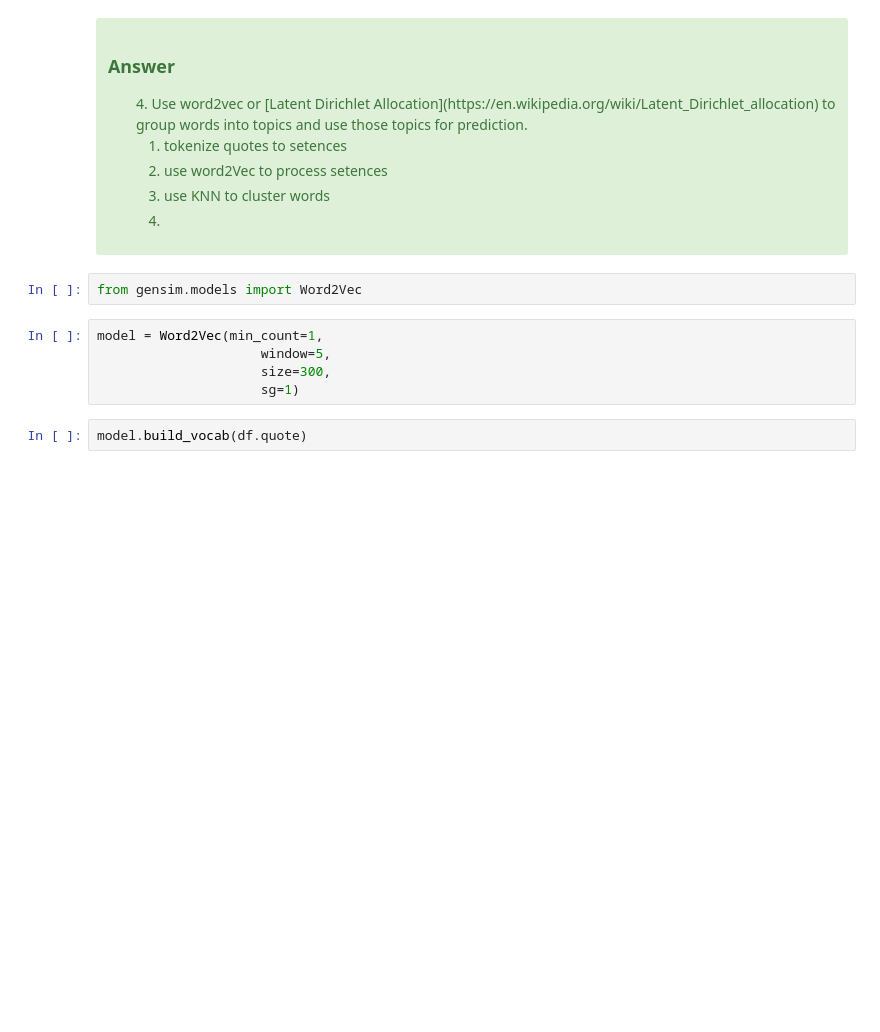
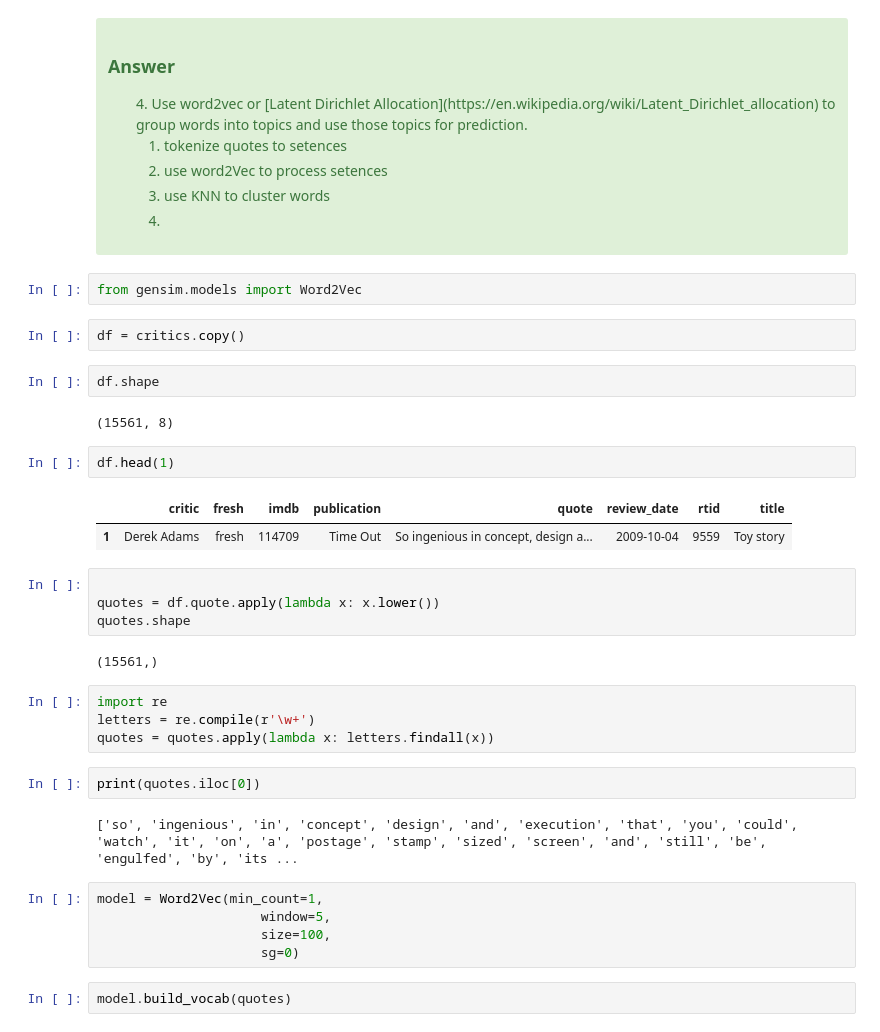
Before and after one commit to Shunling/SpringBoard, a Jupyter notebook: naive_bayes/Mini_Project_Naive_Bayes.ipynb, the cells around one changed output. Cells and saved outputs as stored; diff of their text form; blank space fills up the shorter version.

```diff
--- a/naive_bayes/Mini_Project_Naive_Bayes.ipynb
+++ b/naive_bayes/Mini_Project_Naive_Bayes.ipynb
@@ -960,11 +1028,36 @@ Accuracy on test data:     0.607143
 </div>
 # %%
 from gensim.models import Word2Vec
+# %%
+df = critics.copy()
+# %%
+df.shape
+# %% [output]
+(15561, 8)
+# %%
+df.head(1)
+# %% [output]
+|  | critic | fresh | imdb | publication | quote | review_date | rtid | title |
+| 1 | Derek Adams | fresh | 114709 | Time Out | So ingenious in concept, design a... | 2009-10-04 | 9559 | Toy story |
+# %%
+
+quotes = df.quote.apply(lambda x: x.lower())
+quotes.shape
+# %% [output]
+(15561,)
+# %%
+import re
+letters = re.compile(r'\w+')
+quotes = quotes.apply(lambda x: letters.findall(x))
+# %%
+print(quotes.iloc[0])
+# %% [output]
+['so', 'ingenious', 'in', 'concept', 'design', 'and', 'execution', 'that', 'you', 'could', 'watch', 'it', 'on', 'a', 'postage', 'stamp', 'sized', 'screen', 'and', 'still', 'be', 'engulfed', 'by', 'its ...
 # %%
 model = Word2Vec(min_count=1,
                      window=5,
-                     size=300,
-                     sg=1)
+                     size=100,
+                     sg=0)
 # %%
-model.build_vocab(df.quote)
+model.build_vocab(quotes)
 # %%
```
Also changed, not shown: parts of 22 cells of this notebook.
